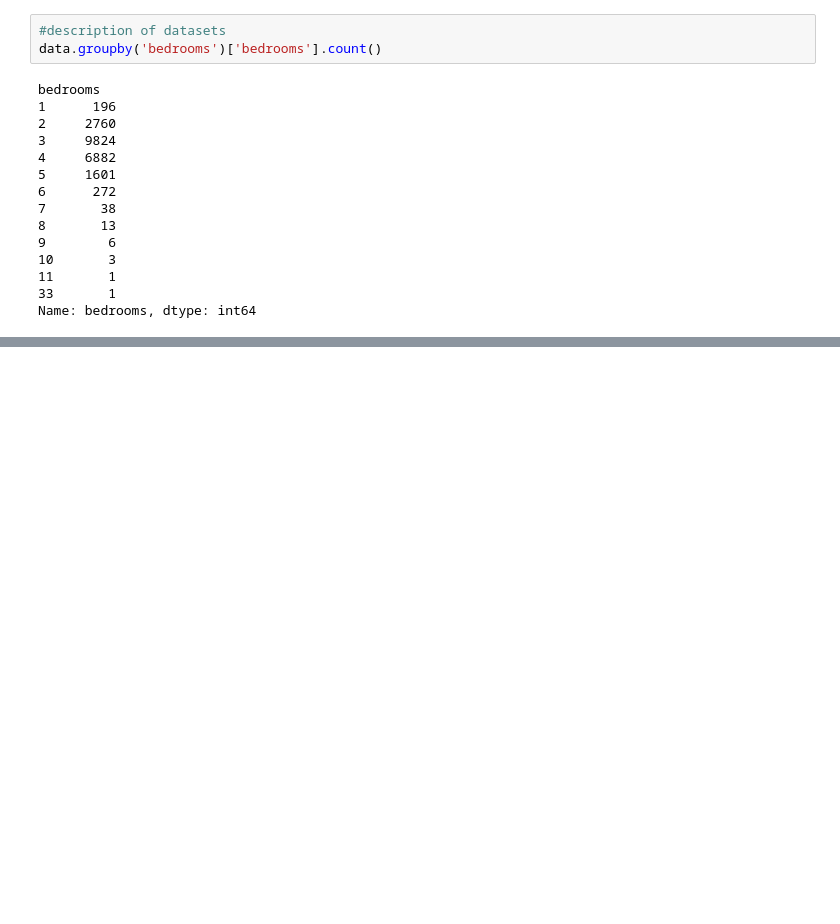
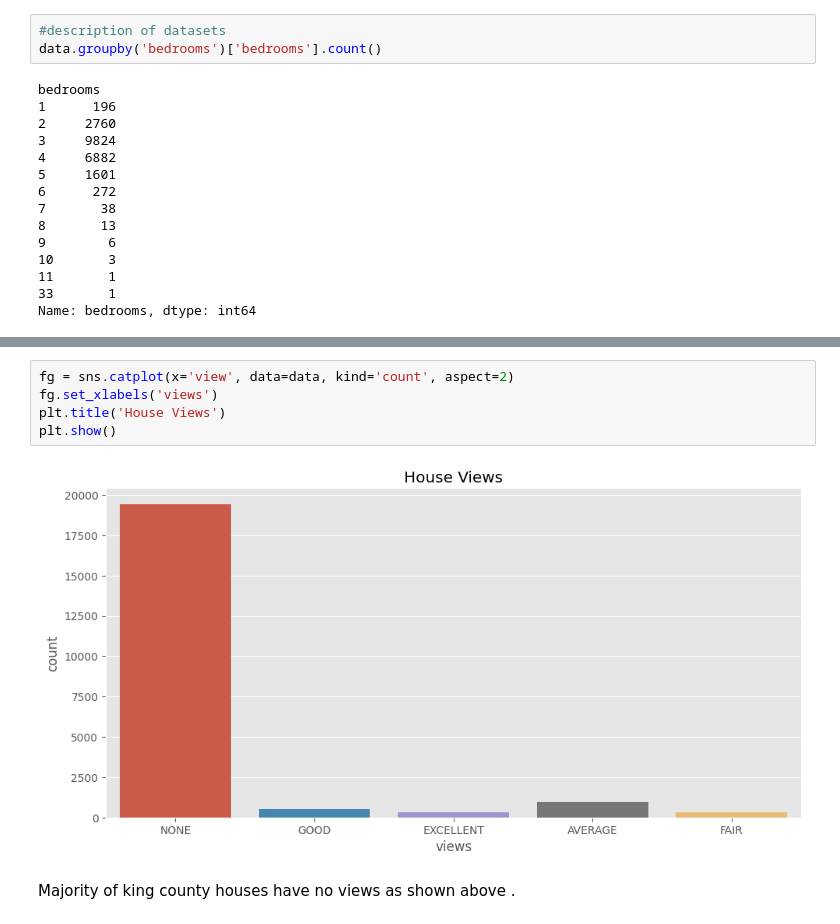
Before and after one commit to Brenda-Mutai/phase-2-project, a Jupyter notebook: student.ipynb, the cells around one changed output, grey strips where cells are left out. Cells and saved outputs as stored; diff of their text form; blank space fills up the shorter version.

```diff
--- a/student.ipynb
+++ b/student.ipynb
@@ -115,0 +167,9 @@ Name: bedrooms, dtype: int64
+# %%
+fg = sns.catplot(x='view', data=data, kind='count', aspect=2)
+fg.set_xlabels('views')
+plt.title('House Views')
+plt.show()
+# %% [output]
+[figure, added]
+# %% [markdown]
+Majority of king county houses have no views as shown above .
```
Also changed, not shown: parts of 9 cells of this notebook.
